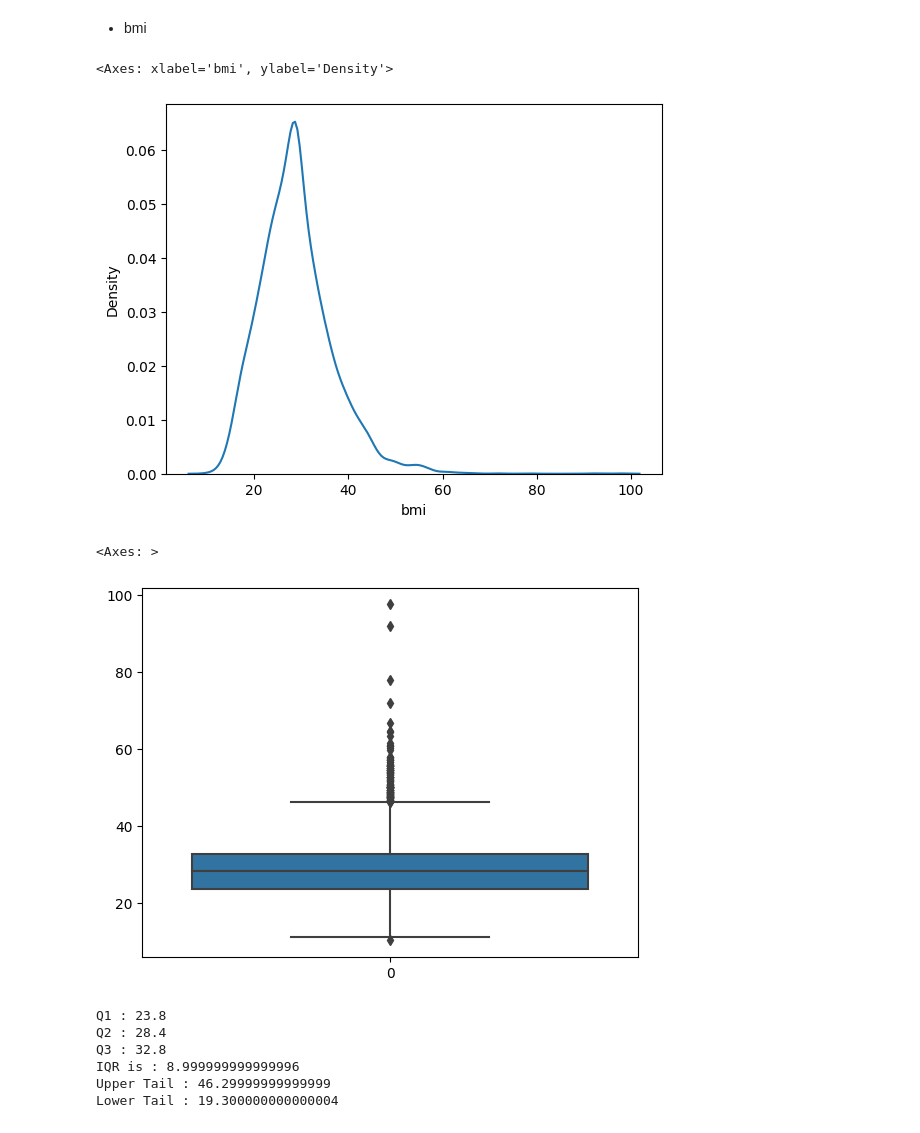
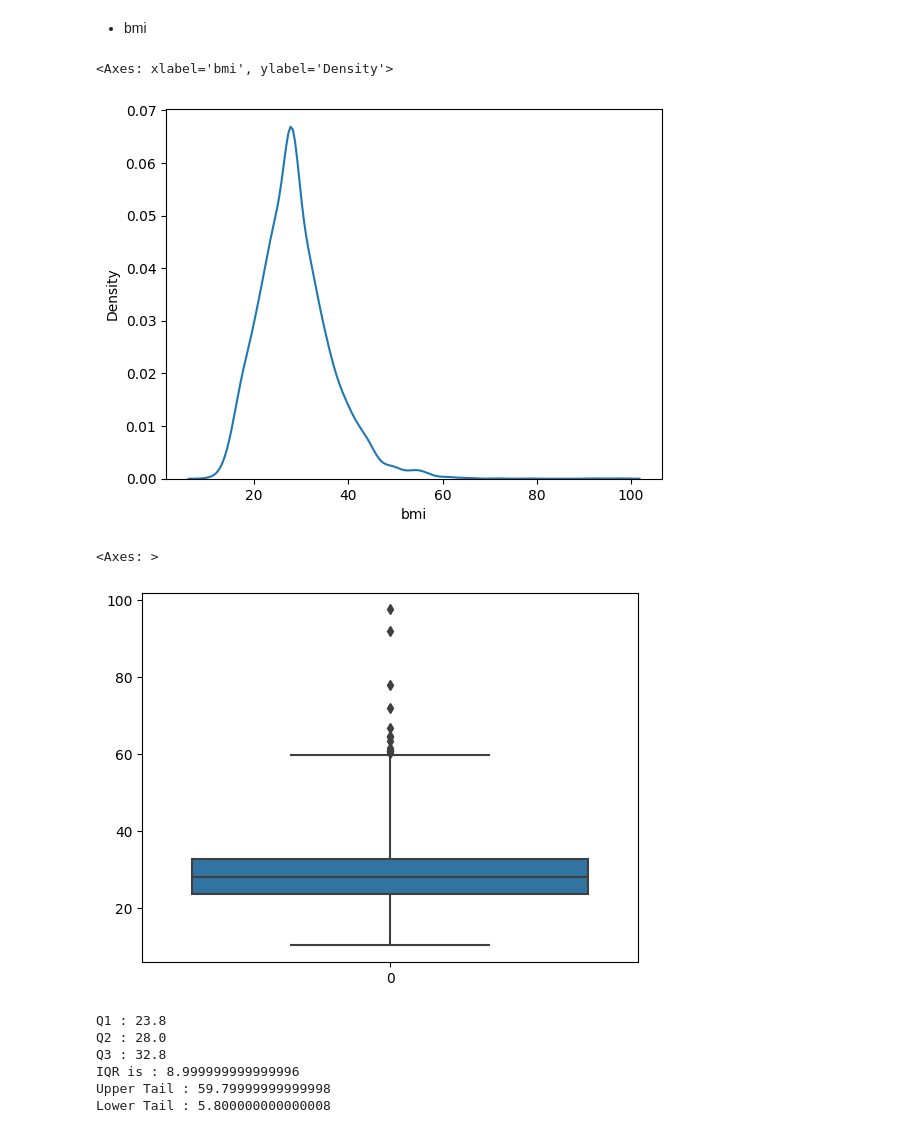
Before and after one commit to Iam-abhi121/Stroke_Prediction, a Jupyter notebook: stroke.ipynb, the cells around one changed output. Cells and saved outputs as stored; diff of their text form; code cells hidden in the pictures.

```diff
--- a/stroke.ipynb
+++ b/stroke.ipynb
@@ -232,3 +239,3 @@ np.around(df['bmi'].mean())
 # %%
-df['bmi'].fillna(np.around(df['bmi'].mean()),inplace = True)
+df['bmi'].fillna(np.around(df['bmi'].median()),inplace = True)
 # %% [markdown]
@@ -417,12 +409,12 @@ sns.boxplot(df['avg_glucose_level'])
 sns.kdeplot(df['bmi'])
 # %% [output]
 <Axes: xlabel='bmi', ylabel='Density'>
-[figure, old version]
+[figure, new version]
 # %%
-sns.boxplot(df['bmi'])
+sns.boxplot(df['bmi'], whis = 3)
 # %% [output]
 <Axes: >
-[figure, old version]
+[figure, new version]
 # %%
 q1 = np.quantile(df['bmi'],0.25)
 q2 = np.quantile(df['bmi'],0.50)
@@ -435,18 +427,18 @@ print("Q3 :",q3)
 iqr = q3-q1
 print("IQR is :",iqr)
 
-upper_tail = q3 + 1.5 *iqr
+upper_tail = q3 + 3 *iqr
 print("Upper Tail :", upper_tail)
 
-lower_tail = q3 - 1.5*iqr
+lower_tail = q3 - 3 *iqr
 print("Lower Tail :", lower_tail)
 # %% [output]
 Q1 : 23.8
-Q2 : 28.4
+Q2 : 28.0
 Q3 : 32.8
 IQR is : 8.999999999999996
-Upper Tail : 46.29999999999999
-Lower Tail : 19.300000000000004
+Upper Tail : 59.79999999999998
+Lower Tail : 5.800000000000008
 # %%
 outliers = []
 for Xi in df['bmi']:
```
Also changed, not shown: parts of 29 cells of this notebook.
